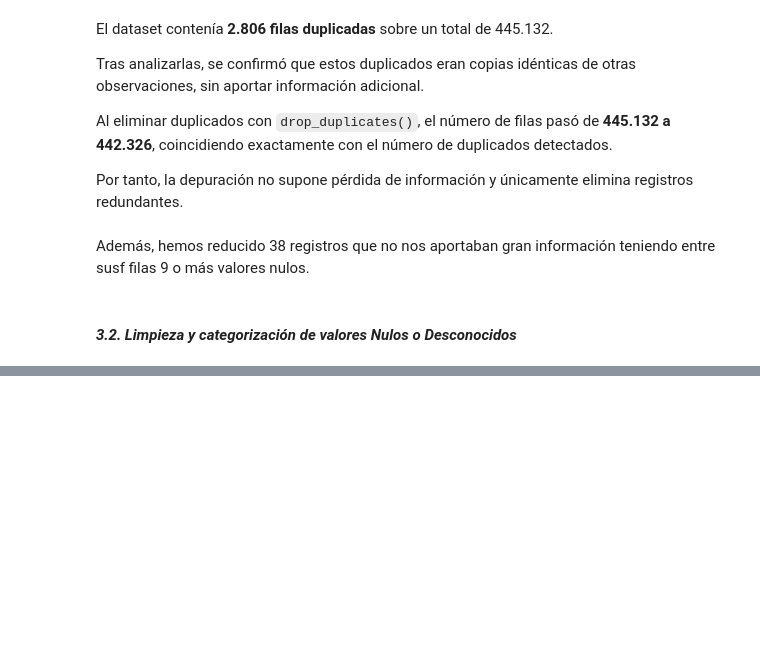
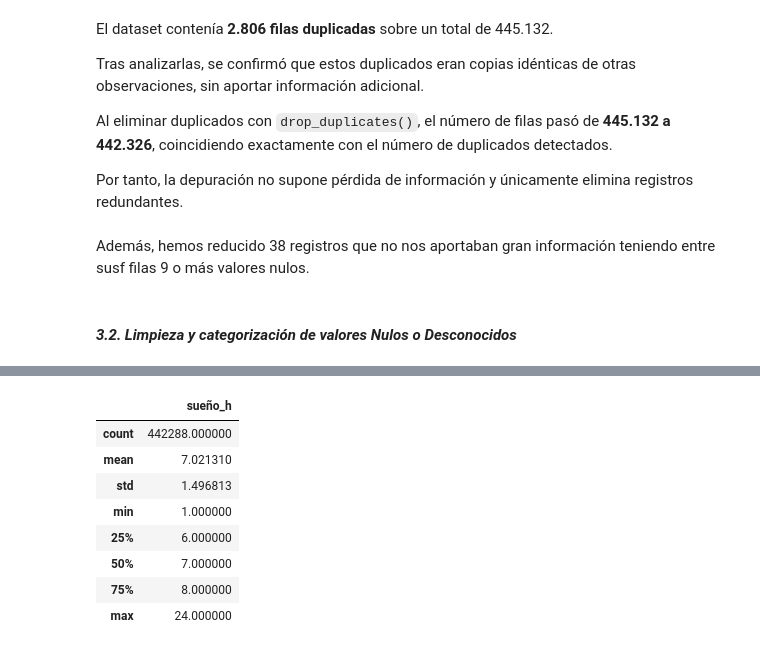
Before and after one commit to somm14/projects-evolve, a Jupyter notebook: EDA/notebooks/03_Limpieza_y_preparacion.ipynb, the cells around one changed output, grey strips where cells are left out. Cells and saved outputs as stored; diff of their text form; code cells hidden in the pictures; blank space fills up the shorter version.

```diff
--- a/EDA/notebooks/03_Limpieza_y_preparacion.ipynb
+++ b/EDA/notebooks/03_Limpieza_y_preparacion.ipynb
@@ -100,0 +197,12 @@ Además, hemos reducido 38 registros que no nos aportaban gran información teni
+# %%
+df_clean.describe()
+# %% [output]
+|  | sueño_h |
+| count | 442288.000000 |
+| mean | 7.021310 |
+| std | 1.496813 |
+| min | 1.000000 |
+| 25% | 6.000000 |
+| 50% | 7.000000 |
+| 75% | 8.000000 |
+| max | 24.000000 |
```
Also changed, not shown: parts of 7 cells of this notebook, 1 other file.
